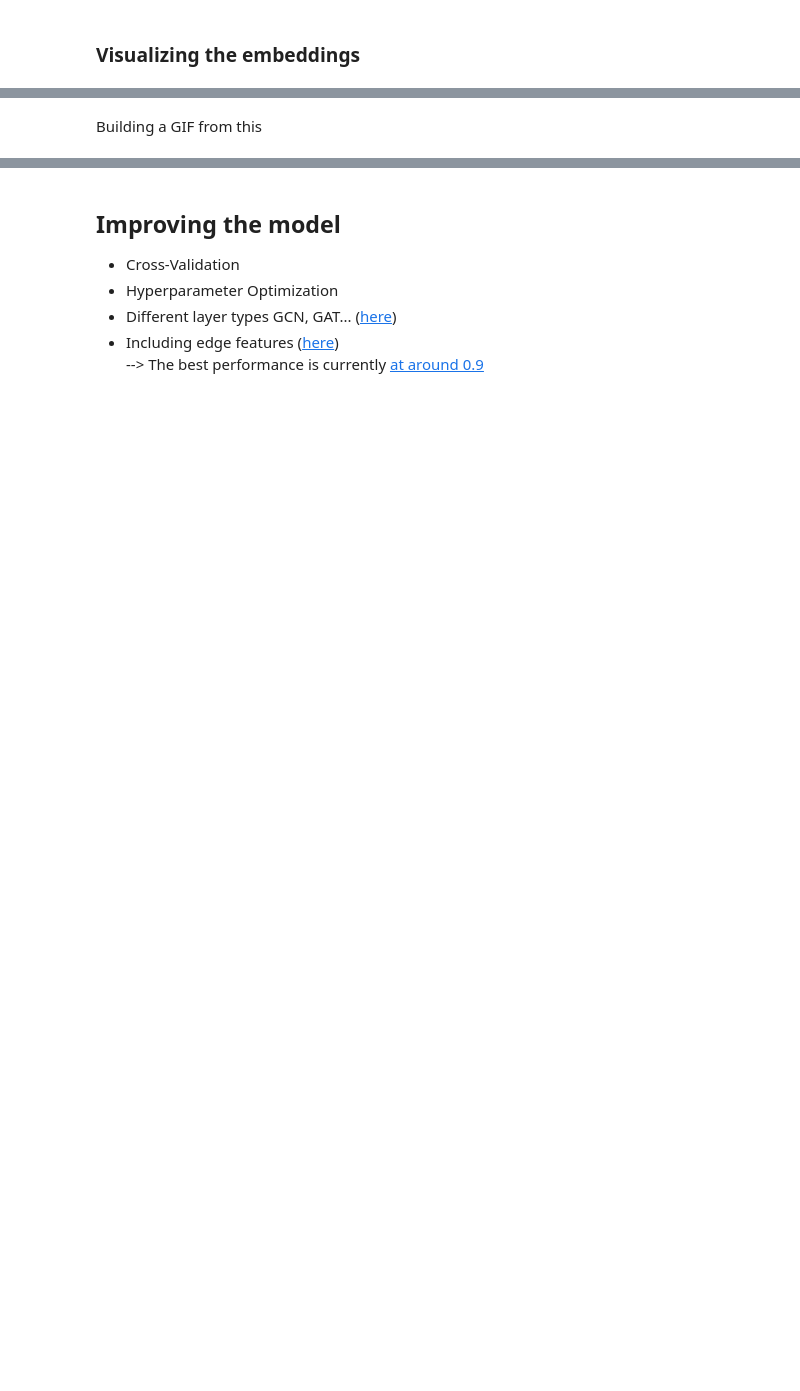
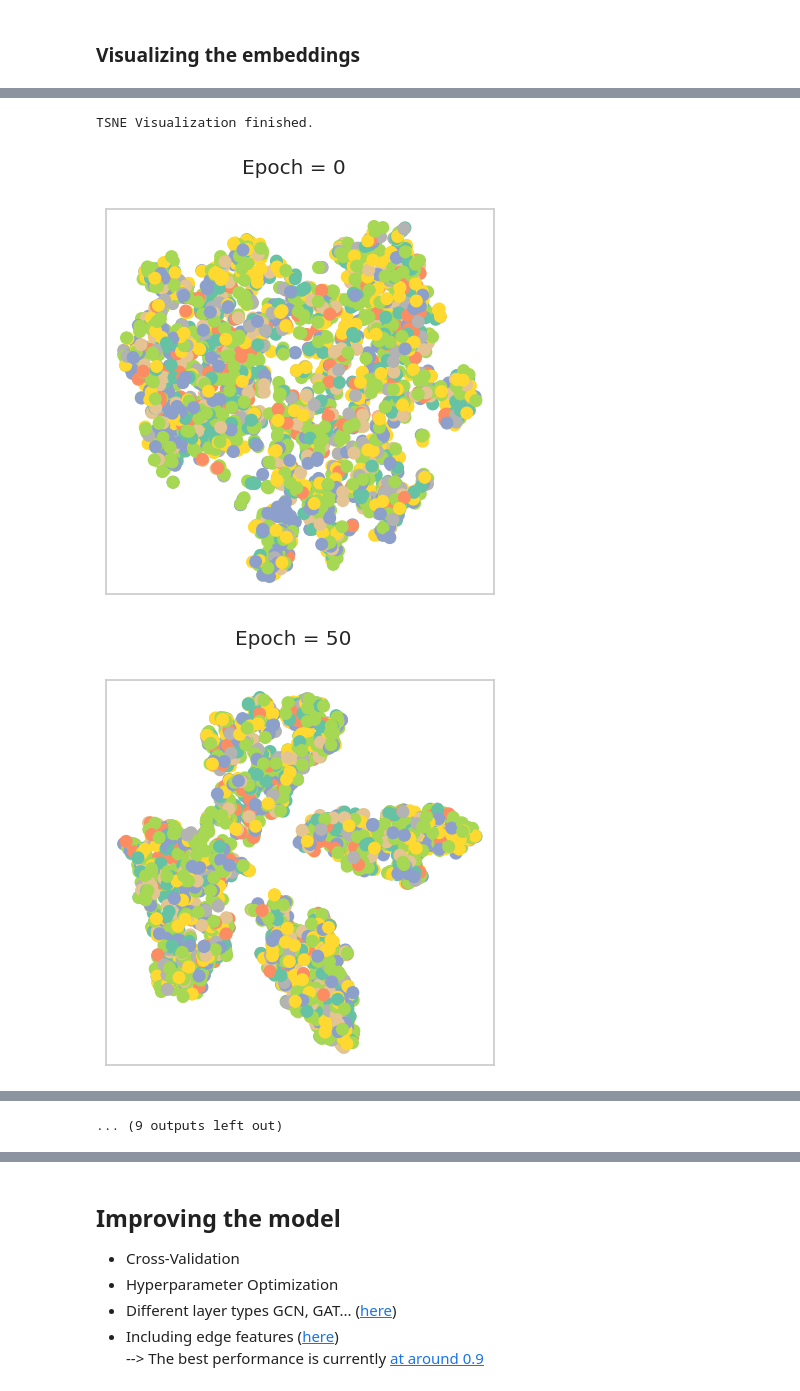
Before and after one commit to snt-arg/graph_matching_gnn, a Jupyter notebook: Node Classification.ipynb, the cells around one changed output, grey strips where cells are left out. Saved outputs shown, nothing was run; the diff lists cells and outputs as text; code cells hidden in the pictures; blank space fills up the shorter version.

```diff
--- a/Node Classification.ipynb
+++ b/Node Classification.ipynb
@@ -315,7 +440,7 @@ def plt2arr(fig):
     return rgba_arr
 
 
-def visualize(h, color, epoch):
+def visualize(out, color, epoch):
     fig = plt.figure(figsize=(5,5), frameon=False)
     fig.suptitle(f'Epoch = {epoch}')
     # Fit TSNE with 2 components
@@ -342,13 +467,17 @@ for layer in model.children():
 # %%
 # Ignore deprecation warnings here
 import warnings
 warnings.filterwarnings('ignore')
 
 # Train the model and save visualizations
 images = []
-for epoch in range(0, 2000):
+for epoch in range(0, 1000):
     loss = train()
     if epoch % 50 == 0:
       out = model(data.x, data.edge_index)
       images.append(visualize(out, color=data.y, epoch=epoch))
 print("TSNE Visualization finished.")
+# %% [output]
+TSNE Visualization finished.
+[figure, added]
+[figure, added]
@@ -355,2 +493 @@ print("TSNE Visualization finished.")
+... (9 outputs left out)
-# %% [markdown]
-Building a GIF from this
```
Also changed, not shown: parts of 28 cells of this notebook.
